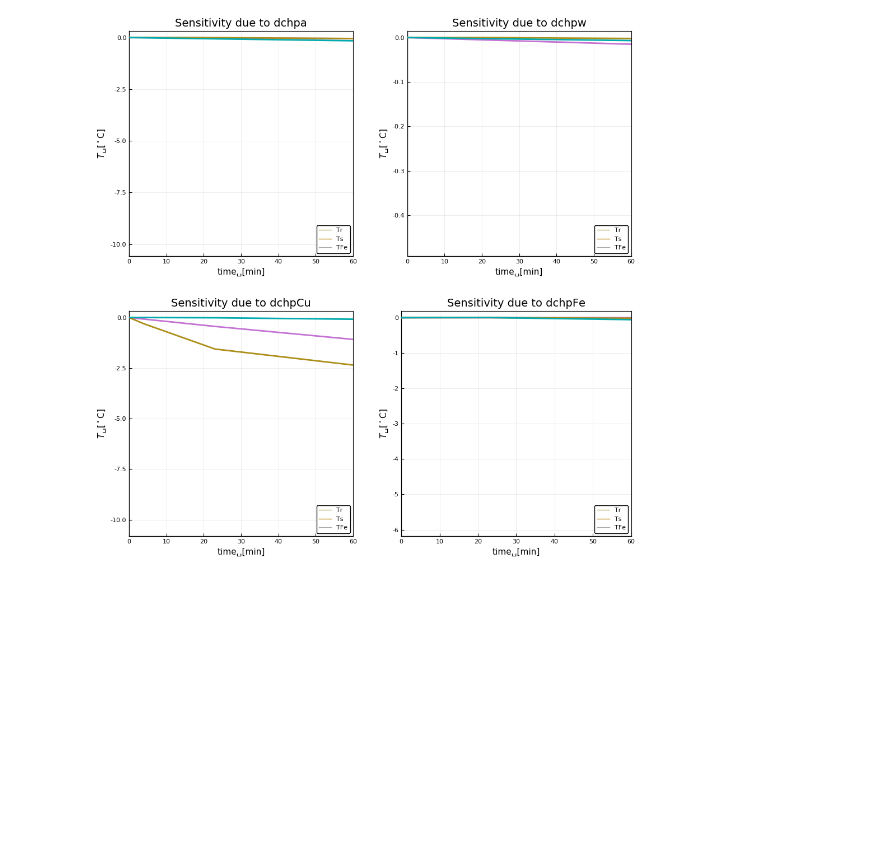
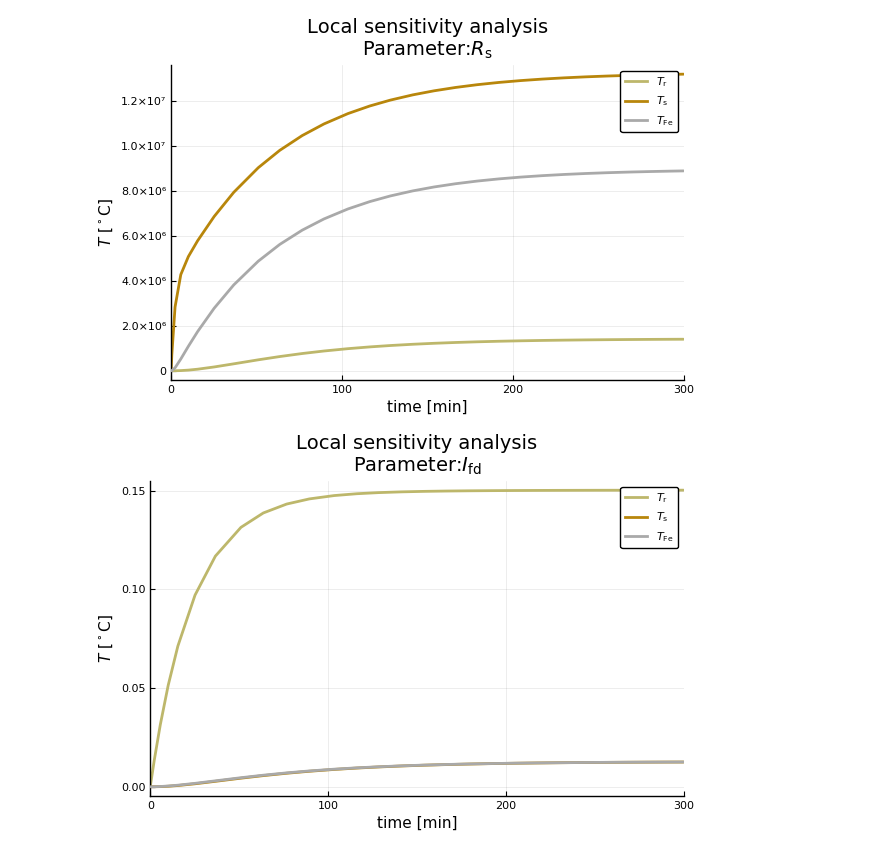
Before and after one commit to pandeysudan27/MasterThesis2019, a Jupyter notebook: SensitivityAnalysis.ipynb, the cells around one changed output. Saved outputs shown, nothing was run; the diff lists cells and outputs as text; code cells hidden in the pictures; blank space fills up the shorter version.

```diff
--- a/SensitivityAnalysis.ipynb
+++ b/SensitivityAnalysis.ipynb
@@ -193,37 +118,24 @@ b=plot!(title="Sensitivity due to Rr",legend=:topright)
-# %%
-plot(1,1,lc=:darkkhaki,label="Tr")
-plot!(1,1,lc=:darkgoldenrod,label="Ts")
-plot!(1,1,lc=:darkgrey,label="TFe")
-plot!(sol.t,dchpa',lw=2,label="")
-plot!(xlabel="time␣[min]",ylabel=L"$T$␣[${}^\circ$C]" )
-plot!(xlim=(0,60))
-air=plot!(title="Sensitivity due to dchpa",legend=:topright)
-plot(1,1,lc=:darkkhaki,label="Tr")
-plot!(1,1,lc=:darkgoldenrod,label="Ts")
-plot!(1,1,lc=:darkgrey,label="TFe")
-plot!(sol.t,dchpw',lw=2,label="")
-plot!(xlabel="time␣[min]",ylabel=L"$T$␣[${}^\circ$C]" )
-plot!(xlim=(0,60))
-water=plot!(title="Sensitivity due to dchpw",legend=:topright)
-plot(1,1,lc=:darkkhaki,label="Tr")
-plot!(1,1,lc=:darkgoldenrod,label="Ts")
-plot!(1,1,lc=:darkgrey,label="TFe")
-plot!(sol.t,dchpCu',lw=2,label="")
-plot!(xlabel="time␣[min]",ylabel=L"$T$␣[${}^\circ$C]" )
-plot!(xlim=(0,300))
-copper=plot!(title="Sensitivity due to dchpCu",legend=:topright)
-plot(1,1,lc=:darkkhaki,label="Tr")
-plot!(1,1,lc=:darkgoldenrod,label="Ts")
-plot!(1,1,lc=:darkgrey,label="TFe")
-plot!(sol.t,dchpFe',lw=2,label="")
-plot!(xlabel="time␣[min]",ylabel=L"$T$␣[${}^\circ$C]" )
-plot!(xlim=(0,300))
-iron=plot!(title="Sensitivity due to dchpFe",legend=:topright)
-using Plots.PlotMeasures
-plot(air,water,copper,iron,
-        layout=grid(2,2),size = (1000, 1000),framestyle = :box,
-        bottom_margin=10mm,right_margin=10mm,legend=:bottomright)
-
-#dchpa,dchpw,dchpCu,dchpFe
-# %% [output]
-[figure, removed]
+# %%
+# Due to Rs
+dRs=dRs'
+dRsTr, dRsTs, dRsTFe=dRs[:,1],dRs[:,2],dRs[:,3]
+plot(sol.t/60,dRsTr,lc=:darkkhaki ,lw=LW1,ls=LS1,label=L"$T_\mathrm{r}$")
+plot!(sol.t/60,dRsTs,lc=:darkgoldenrod ,lw=LW1,label=L"$T_\mathrm{s}$")
+plot!(sol.t/60,dRsTFe,lc=:darkgrey ,lw=LW1,label=L"$T_\mathrm{Fe}$")
+plot!(xlabel="time [min]",ylabel=L"$T$ [${}^\circ$C]" )
+plot!(xlim=(0,300))
+plotRs=plot!(title=string("Local sensitivity analysis\nParameter:", "\$R_\\mathrm{s}\$") ,legend=:topright)
+# %% [output]
+[figure, added]
+# %%
+# Due to Ifd
+dIfd=dIfd'
+dIfdTr, dIfdTs, dIfdTFe=dIfd[:,1],dIfd[:,2],dIfd[:,3]
+plot(sol.t/60,dIfdTr,lc=:darkkhaki ,lw=LW1,ls=LS1,label=L"$T_\mathrm{r}$")
+plot!(sol.t/60,dIfdTs,lc=:darkgoldenrod ,lw=LW1,label=L"$T_\mathrm{s}$")
+plot!(sol.t/60,dIfdTFe,lc=:darkgrey ,lw=LW1,label=L"$T_\mathrm{Fe}$")
+plot!(xlabel="time [min]",ylabel=L"$T$ [${}^\circ$C]" )
+plot!(xlim=(0,300))
+plotIfd=plot!(title=string("Local sensitivity analysis\nParameter:", "\$I_\\mathrm{fd}\$") ,legend=:topright)
+# %% [output]
+[figure, added]
```
Also changed, not shown: parts of 33 cells of this notebook.
